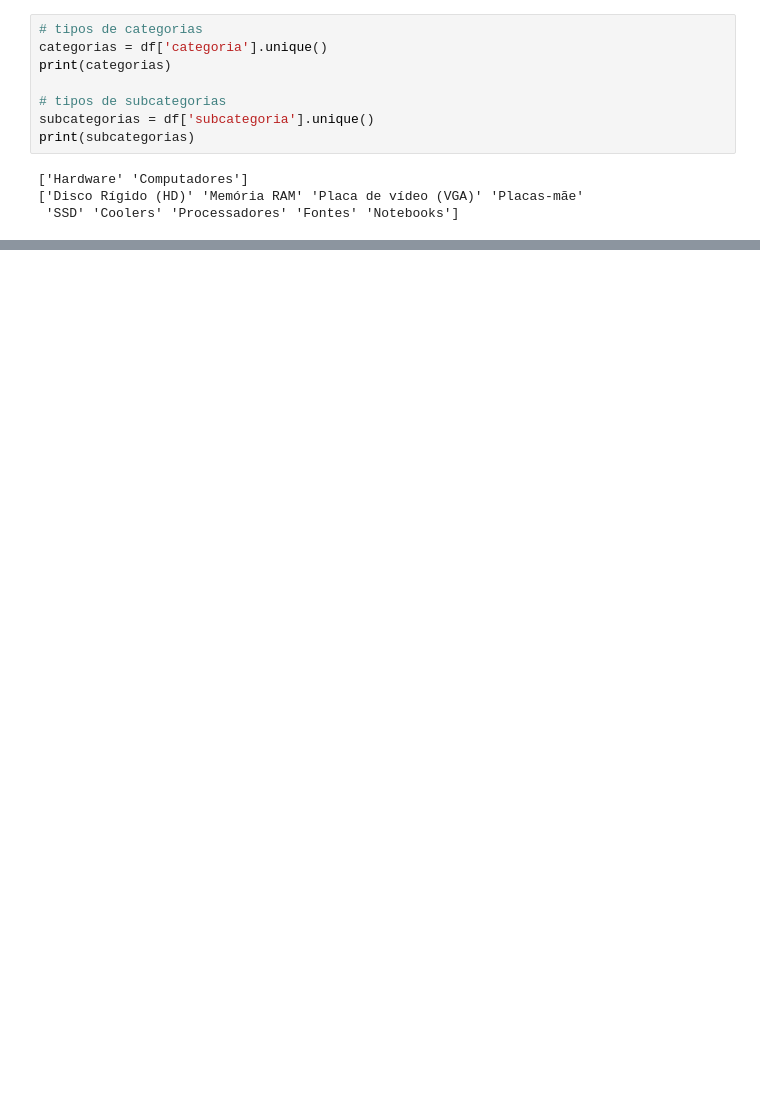
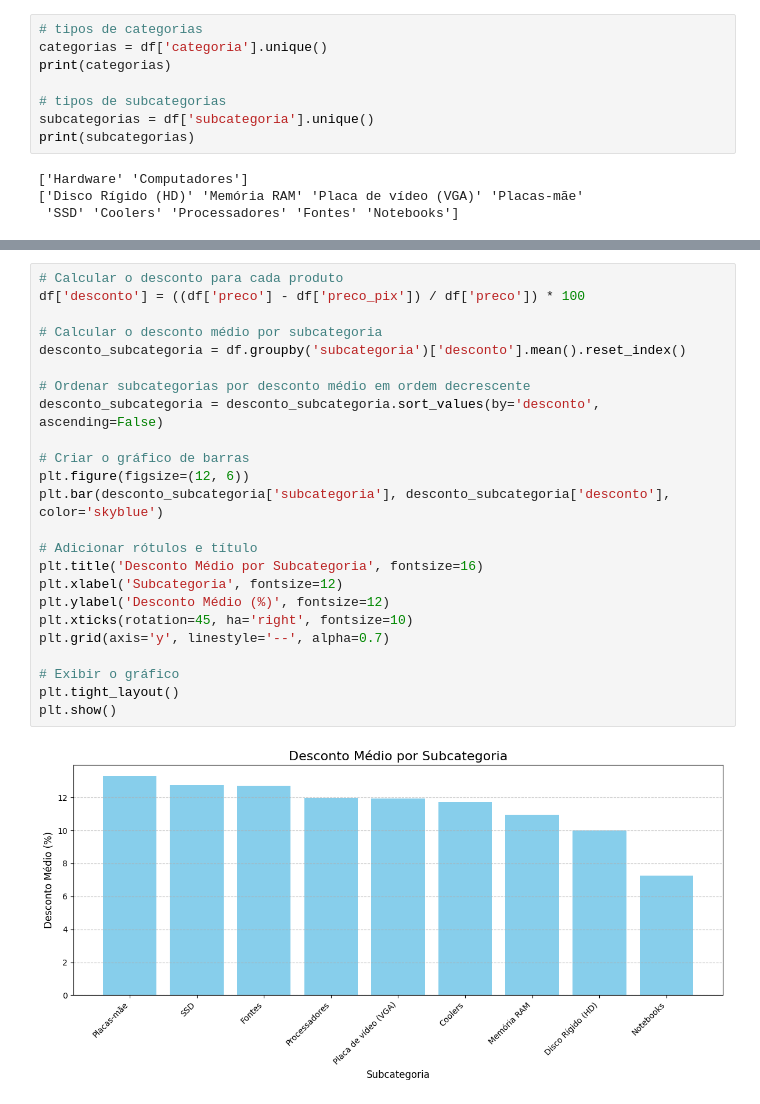
Before and after one commit to jojosuelobo/price-checker, a Jupyter notebook: secondMain.ipynb, the cells around one changed output, grey strips where cells are left out. Saved outputs shown, nothing was run; the diff lists cells and outputs as text; blank space fills up the shorter version.

```diff
--- a/secondMain.ipynb
+++ b/secondMain.ipynb
@@ -81,0 +134,26 @@ plt.show()
+# %%
+# Calcular o desconto para cada produto
+df['desconto'] = ((df['preco'] - df['preco_pix']) / df['preco']) * 100
+
+# Calcular o desconto médio por subcategoria
+desconto_subcategoria = df.groupby('subcategoria')['desconto'].mean().reset_index()
+
+# Ordenar subcategorias por desconto médio em ordem decrescente
+desconto_subcategoria = desconto_subcategoria.sort_values(by='desconto', ascending=False)
+
+# Criar o gráfico de barras
+plt.figure(figsize=(12, 6))
+plt.bar(desconto_subcategoria['subcategoria'], desconto_subcategoria['desconto'], color='skyblue')
+
+# Adicionar rótulos e título
+plt.title('Desconto Médio por Subcategoria', fontsize=16)
+plt.xlabel('Subcategoria', fontsize=12)
+plt.ylabel('Desconto Médio (%)', fontsize=12)
+plt.xticks(rotation=45, ha='right', fontsize=10)
+plt.grid(axis='y', linestyle='--', alpha=0.7)
+
+# Exibir o gráfico
+plt.tight_layout()
+plt.show()
+# %% [output]
+[figure, added]
```
Also changed, not shown: parts of 2 cells of this notebook.
